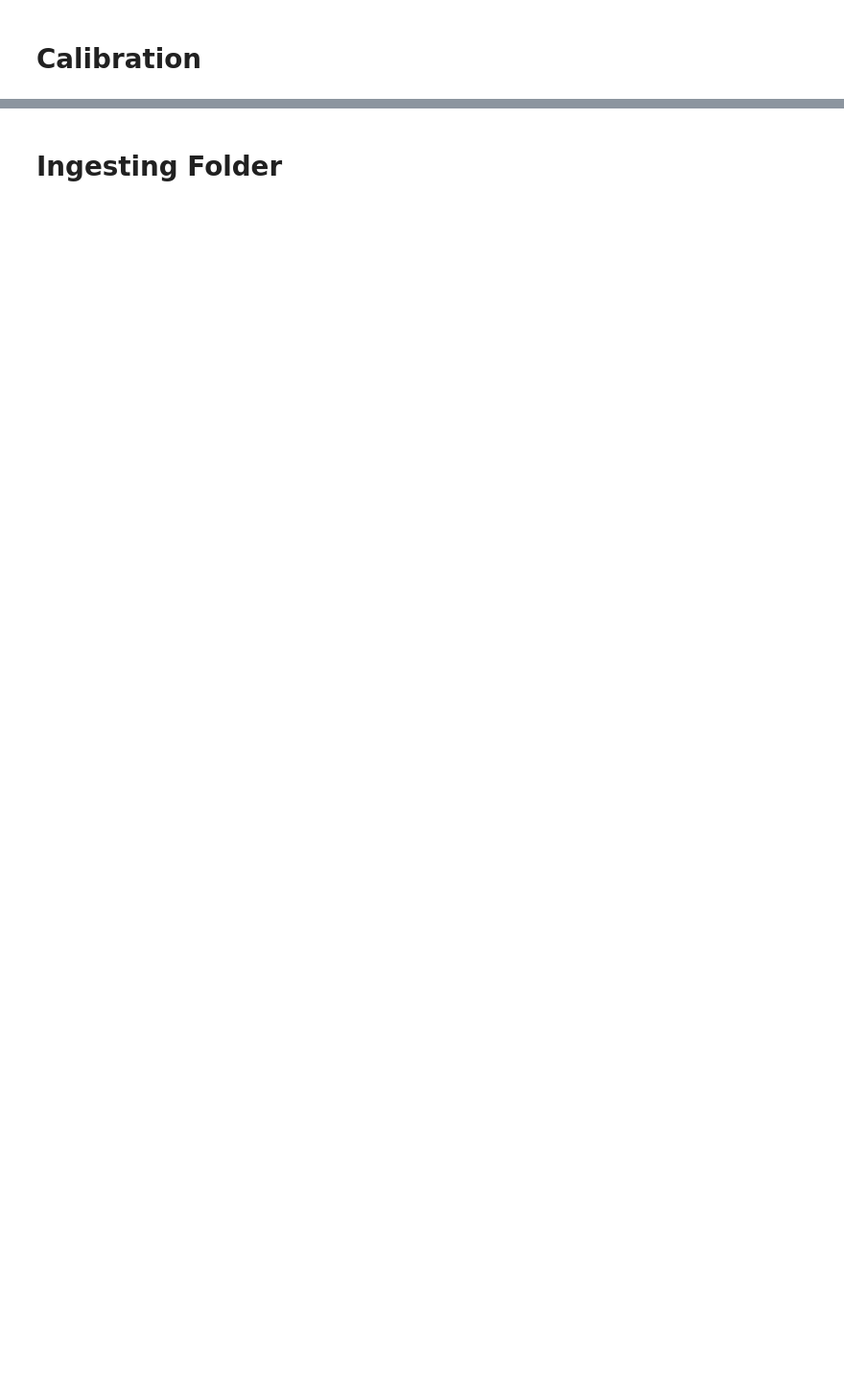
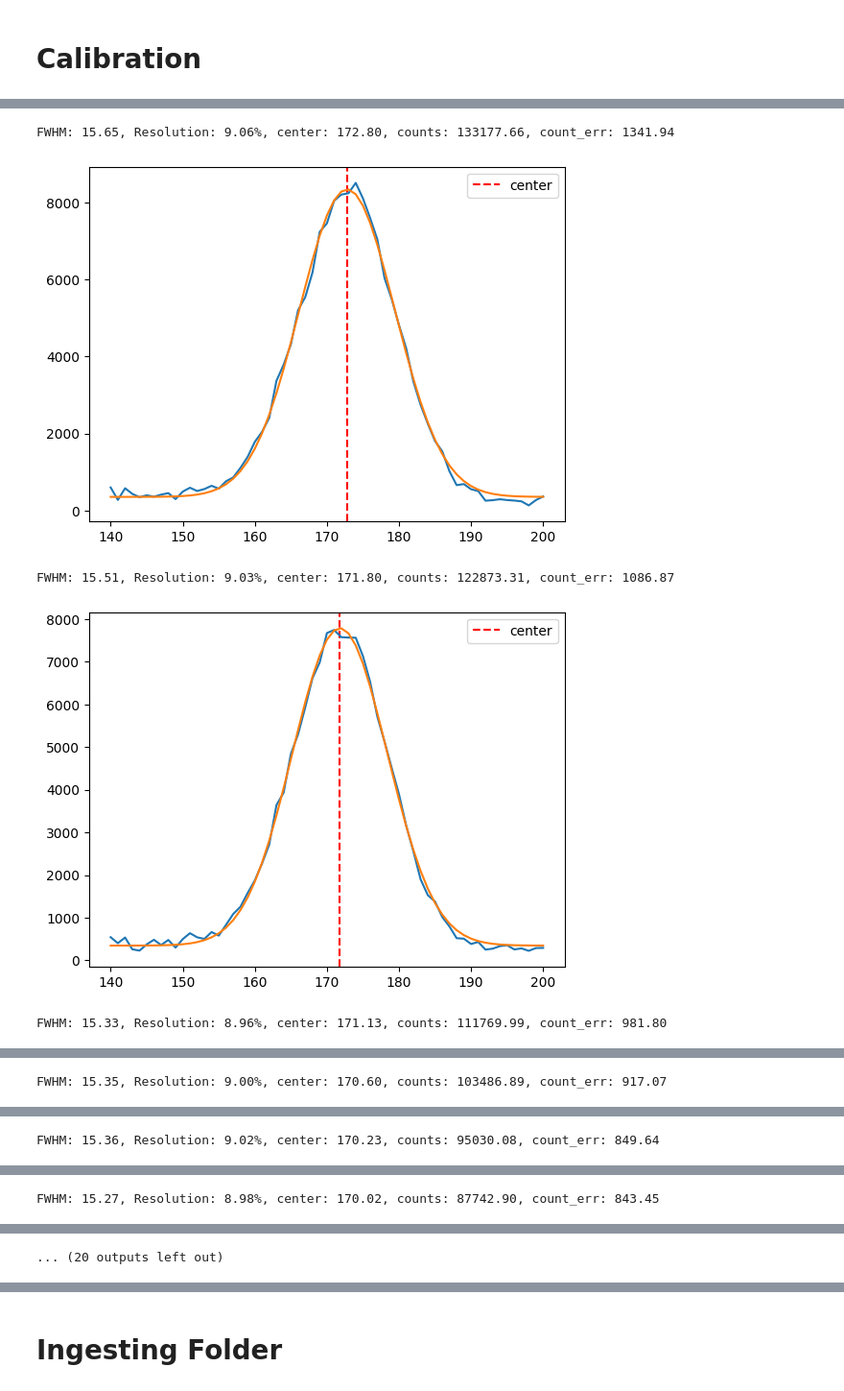
Before and after one commit to jasonrmay/ADV-Lab, a Jupyter notebook: nuetron-activation/analysis.ipynb, the cells around one changed output, grey strips where cells are left out. Shown at 96% size. Drawn from its saved outputs; the diff is of its cells as text; code cells hidden in the pictures; blank space fills up the shorter version.

```diff
--- a/nuetron-activation/analysis.ipynb
+++ b/nuetron-activation/analysis.ipynb
@@ -337,0 +248,29 @@ counts_2 = get_counts(fit_sigma_2, fit_A_2)
+# %%
+data_path = r'/content/drive/MyDrive/ADVLAB/Neutron-Activation/Data/Old_setup/1980Penny'
+cal_path = data_path + r'/Calibration/'
+back_path = cal_path + r"BackgroundSample.Spe"
+Na_22_cal = cal_path + r"Na22Cal.Spe"
+
+background_dict = get_data(back_path, TOTAL_CHANNELS)
+
+cu_peak_range = [140, 200]
+
+counts_pold = []
+for file in sorted(os.listdir(data_path)):
+    if file.endswith(".Spe"):
+        file_path = os.path.join(data_path, file)
+        data_dict = get_data(file_path, TOTAL_CHANNELS)
+
+        background_subtracted_data = sub_background_linear(data_dict, background_dict)
+        counts, area_err = plot_fit_and_data(background_subtracted_data, cu_peak_range[0], cu_peak_range[1])
+
+        # counts, area_err = plot_fit_and_data(data_dict['data'], cu_peak_range[0], cu_peak_range[1])
+
+        counts_pold.append([counts, data_dict['live_time']])
+        plt.show()
+# %% [output]
+FWHM: 15.65, Resolution: 9.06%, center: 172.80, counts: 133177.66, count_err: 1341.94
+[figure, added]
+FWHM: 15.51, Resolution: 9.03%, center: 171.80, counts: 122873.31, count_err: 1086.87
+[figure, added]
+FWHM: 15.33, Resolution: 8.96%, center: 171.13, counts: 111769.99, count_err: 981.80
@@ -337,0 +278 @@ counts_2 = get_counts(fit_sigma_2, fit_A_2)
+FWHM: 15.35, Resolution: 9.00%, center: 170.60, counts: 103486.89, count_err: 917.07
@@ -337,0 +280 @@ counts_2 = get_counts(fit_sigma_2, fit_A_2)
+FWHM: 15.36, Resolution: 9.02%, center: 170.23, counts: 95030.08, count_err: 849.64
@@ -337,0 +282 @@ counts_2 = get_counts(fit_sigma_2, fit_A_2)
+FWHM: 15.27, Resolution: 8.98%, center: 170.02, counts: 87742.90, count_err: 843.45
@@ -337,0 +284 @@ counts_2 = get_counts(fit_sigma_2, fit_A_2)
+... (20 outputs left out)
```
Also changed, not shown: parts of 48 cells of this notebook.
